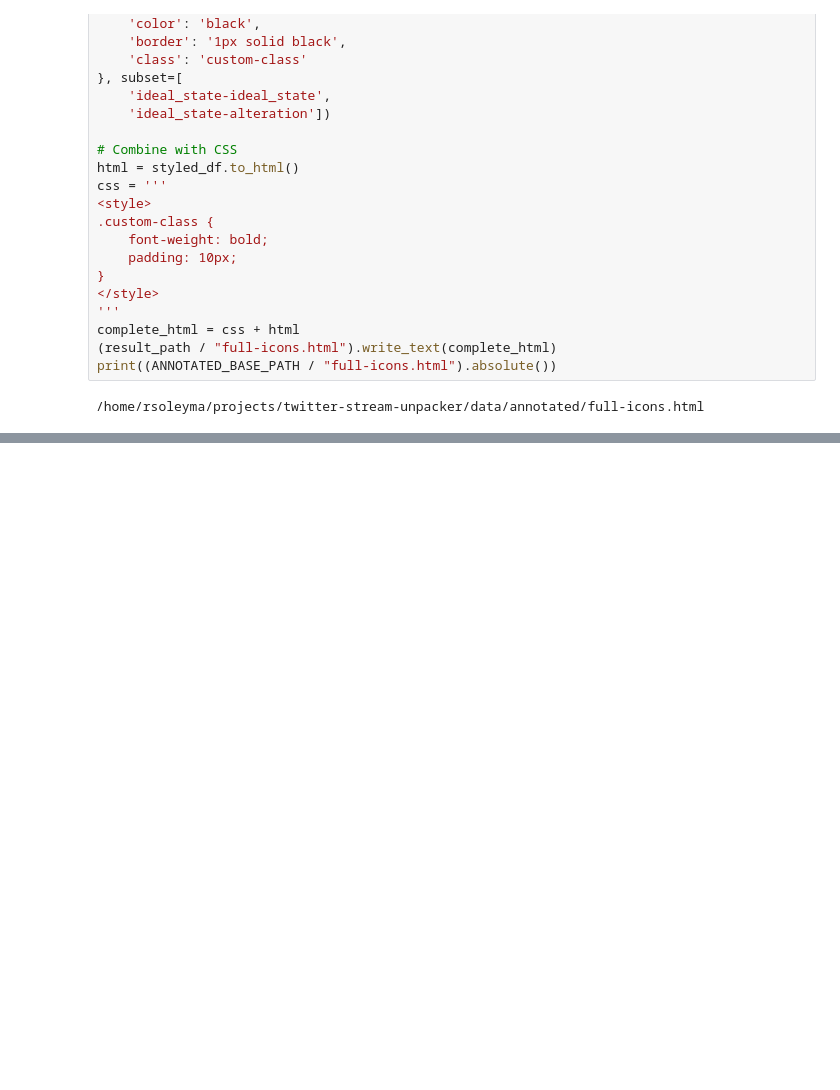
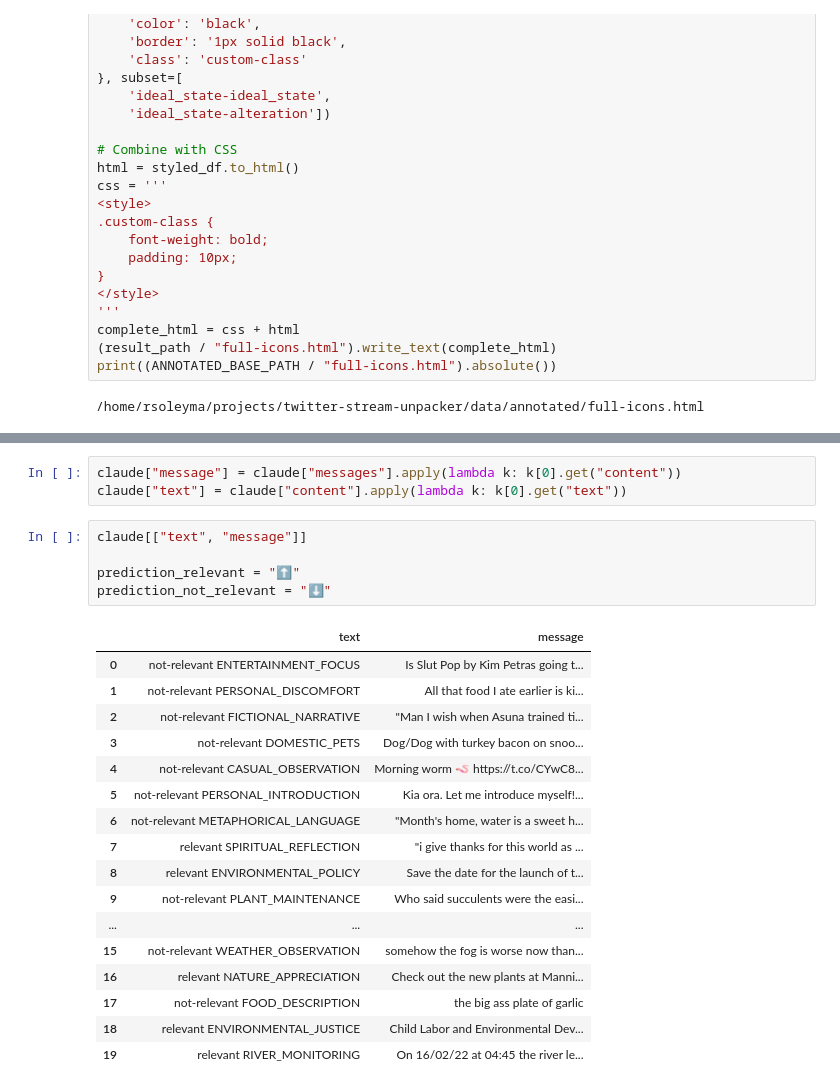
Before and after one commit to ERC-BIG-5/twitter-stream-unpacker, a Jupyter notebook: src/intro.ipynb, the cells around one changed output, grey strips where cells are left out. Drawn from its saved outputs; the diff is of its cells as text; blank space fills up the shorter version.

```diff
--- a/src/intro.ipynb
+++ b/src/intro.ipynb
@@ -283,0 +335,26 @@ with open(result_path / "easy.html", "w", encoding="utf-8") as f:
+# %%
+claude["message"] = claude["messages"].apply(lambda k: k[0].get("content"))
+claude["text"] = claude["content"].apply(lambda k: k[0].get("text"))
+# %%
+claude[["text", "message"]]
+
+prediction_relevant = "⬆️"
+prediction_not_relevant = "⬇️"
+# %% [output]
+|  | text | message |
+| 0 | not-relevant ENTERTAINMENT_FOCUS | Is Slut Pop by Kim Petras going t... |
+| 1 | not-relevant PERSONAL_DISCOMFORT | All that food I ate earlier is ki... |
+| 2 | not-relevant FICTIONAL_NARRATIVE | "Man I wish when Asuna trained ti... |
+| 3 | not-relevant DOMESTIC_PETS | Dog/Dog with turkey bacon on snoo... |
+| 4 | not-relevant CASUAL_OBSERVATION | Morning worm 🪱 https://t.co/CYwC8... |
+| 5 | not-relevant PERSONAL_INTRODUCTION | Kia ora. Let me introduce myself!... |
+| 6 | not-relevant METAPHORICAL_LANGUAGE | "Month's home, water is a sweet h... |
+| 7 | relevant SPIRITUAL_REFLECTION | "i give thanks for this world as ... |
+| 8 | relevant ENVIRONMENTAL_POLICY | Save the date for the launch of t... |
+| 9 | not-relevant PLANT_MAINTENANCE | Who said succulents were the easi... |
+| ... | ... | ... |
+| 15 | not-relevant WEATHER_OBSERVATION | somehow the fog is worse now than... |
+| 16 | relevant NATURE_APPRECIATION | Check out the new plants at Manni... |
+| 17 | not-relevant FOOD_DESCRIPTION | the big ass plate of garlic |
+| 18 | relevant ENVIRONMENTAL_JUSTICE | Child Labor and Environmental Dev... |
+| 19 | relevant RIVER_MONITORING | On 16/02/22 at 04:45 the river le... |
```
Also changed, not shown: parts of 17 cells of this notebook, 3 other files.
